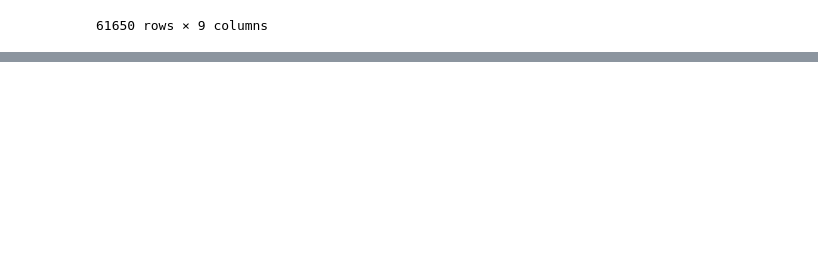
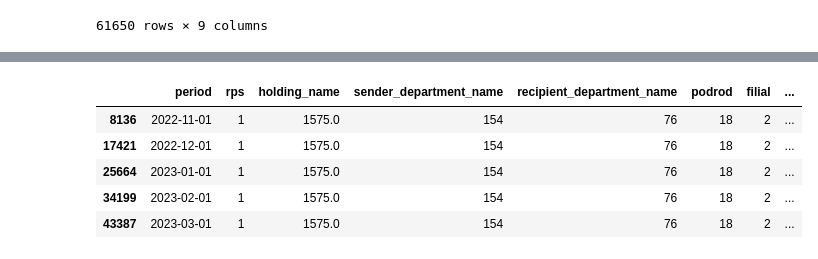
Before and after one commit to peragmat/datawagon, a Jupyter notebook: notebooks/EDA.ipynb, the cells around one changed output, grey strips where cells are left out. Cells and saved outputs as stored; diff of their text form; code cells hidden in the pictures; blank space fills up the shorter version.

```diff
--- a/notebooks/EDA.ipynb
+++ b/notebooks/EDA.ipynb
@@ -569,3 +587,14 @@ extended_forecast = add_master_data_mappings(forecast)
 
 grouped_fact = extended_fact.groupby(accuracy_granularity, as_index=False).sum()
 grouped_forecast = extended_forecast.groupby(accuracy_granularity, as_index=False).sum()
+# %%
+# find_value(grouped_fact, 1, 1575, 78, 78)
+#  1 1575 154 76
+find_value(grouped_fact, 1, 1575, 154, 76)
+# %% [output]
+|  | period | rps | holding_name | sender_department_name | recipient_department_name | podrod | filial | ... |
+| 8136 | 2022-11-01 | 1 | 1575.0 | 154 | 76 | 18 | 2 | ... |
+| 17421 | 2022-12-01 | 1 | 1575.0 | 154 | 76 | 18 | 2 | ... |
+| 25664 | 2023-01-01 | 1 | 1575.0 | 154 | 76 | 18 | 2 | ... |
+| 34199 | 2023-02-01 | 1 | 1575.0 | 154 | 76 | 18 | 2 | ... |
+| 43387 | 2023-03-01 | 1 | 1575.0 | 154 | 76 | 18 | 2 | ... |
```
Also changed, not shown: parts of 21 cells of this notebook.
